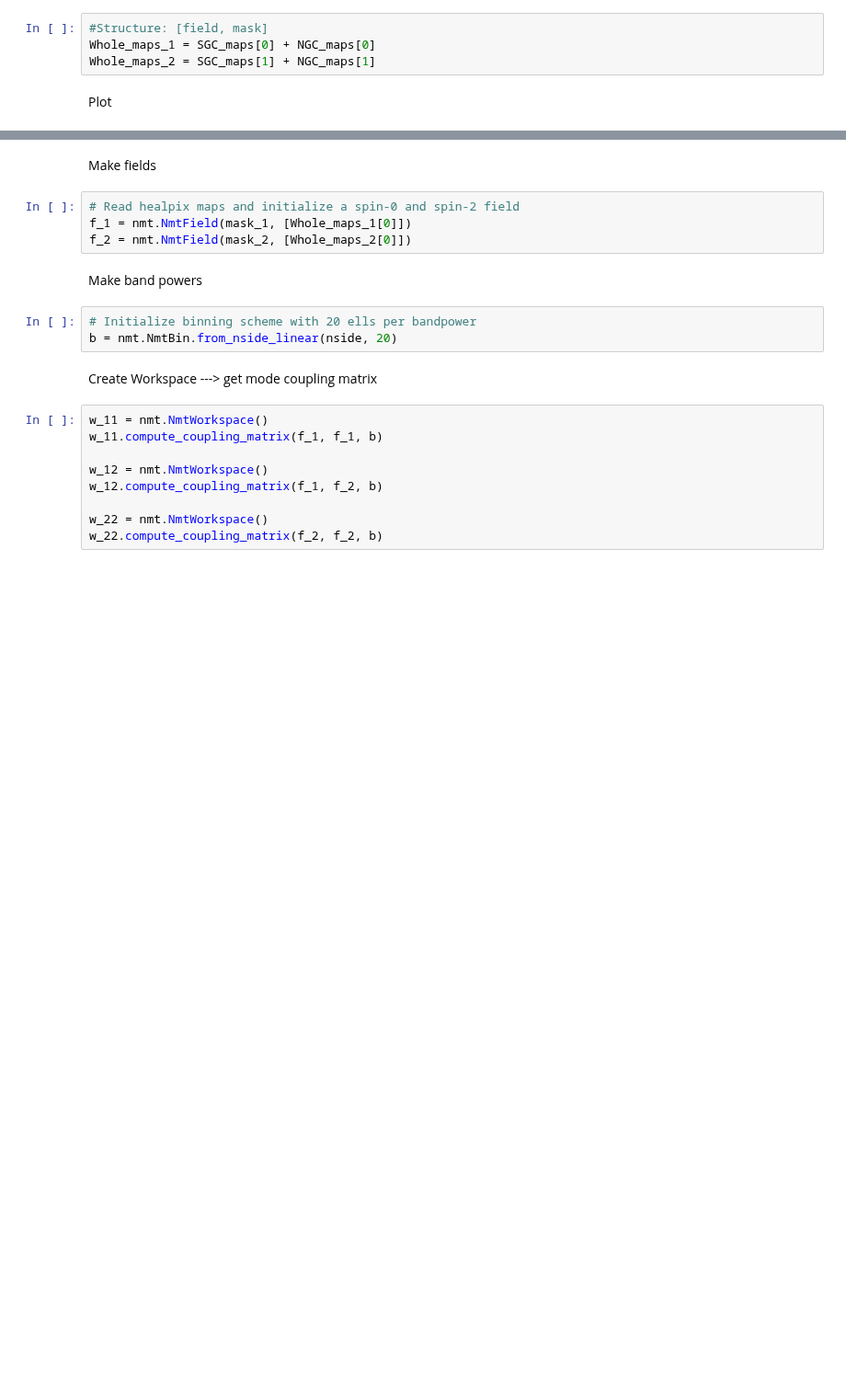
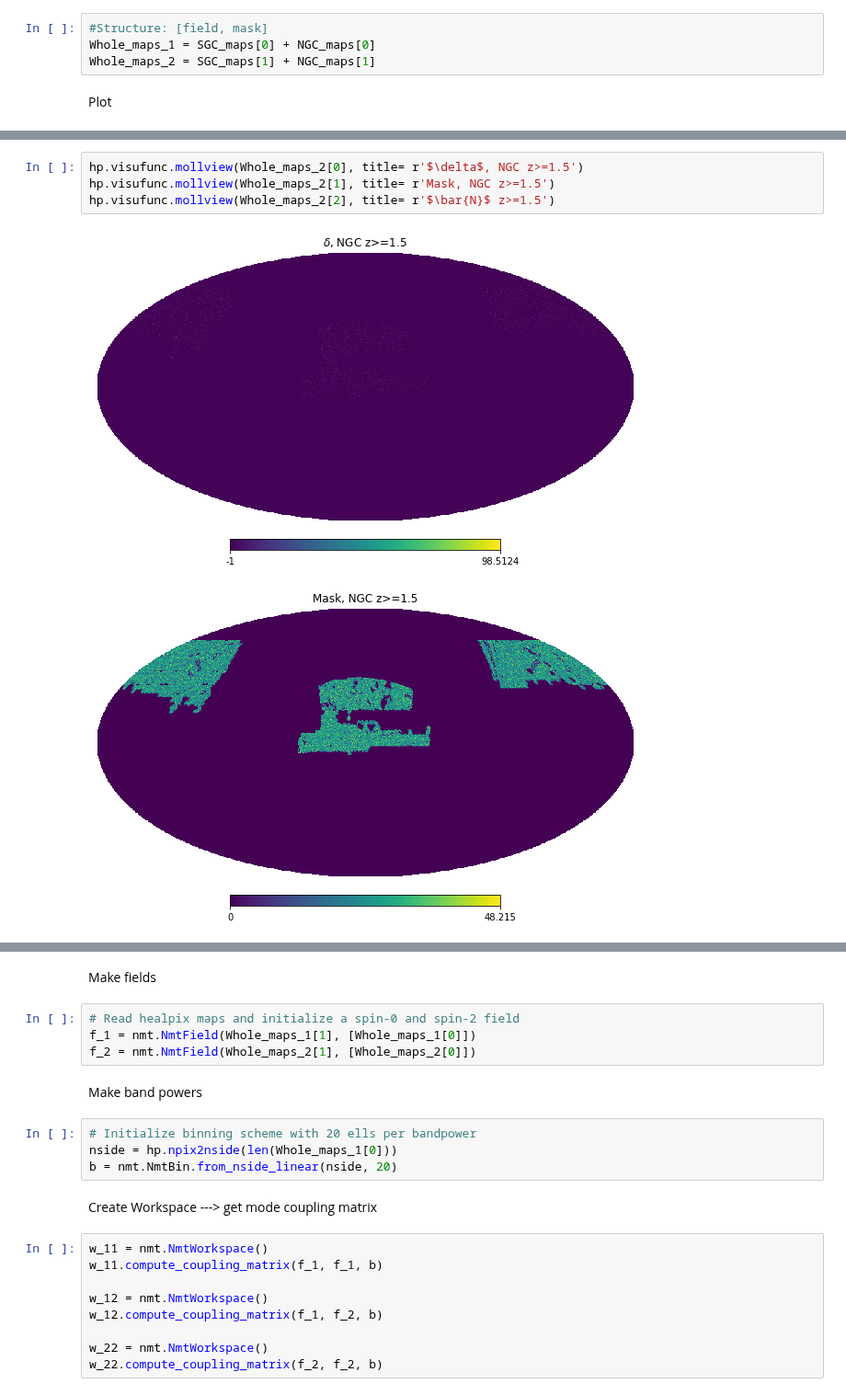
Before and after one commit to Cosmotheka/Cosmotheka, a Jupyter notebook: pipeline/eBOSS_QSO/eQuasar.ipynb, the cells around one changed output, grey strips where cells are left out. Shown at 92% size. Saved outputs shown, nothing was run; the diff lists cells and outputs as text; blank space fills up the shorter version.

```diff
--- a/pipeline/eBOSS_QSO/eQuasar.ipynb
+++ b/pipeline/eBOSS_QSO/eQuasar.ipynb
@@ -157,0 +149,7 @@ mask_2 = nmt.mask_apodization(Whole_maps_2[1], 1., apotype="Smooth")
+# %%
+hp.visufunc.mollview(Whole_maps_2[0], title= r'$\delta$, NGC z>=1.5')
+hp.visufunc.mollview(Whole_maps_2[1], title= r'Mask, NGC z>=1.5')
+hp.visufunc.mollview(Whole_maps_2[2], title= r'$\bar{N}$ z>=1.5')
+# %% [output]
+[figure, added]
+[figure, added]
@@ -159,12 +158,13 @@ mask_2 = nmt.mask_apodization(Whole_maps_2[1], 1., apotype="Smooth")
 Make fields
 # %%
 # Read healpix maps and initialize a spin-0 and spin-2 field
-f_1 = nmt.NmtField(mask_1, [Whole_maps_1[0]])
-f_2 = nmt.NmtField(mask_2, [Whole_maps_2[0]])
+f_1 = nmt.NmtField(Whole_maps_1[1], [Whole_maps_1[0]])
+f_2 = nmt.NmtField(Whole_maps_2[1], [Whole_maps_2[0]])
 # %% [markdown]
 Make band powers
 # %%
 # Initialize binning scheme with 20 ells per bandpower
+nside = hp.npix2nside(len(Whole_maps_1[0]))
 b = nmt.NmtBin.from_nside_linear(nside, 20)
 # %% [markdown]
 Create Workspace ---> get mode coupling matrix
```
Also changed, not shown: parts of 29 cells of this notebook.
